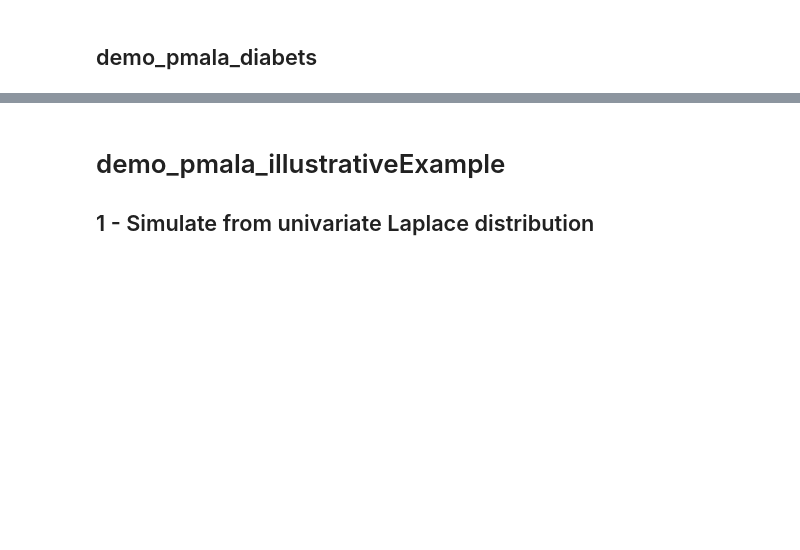
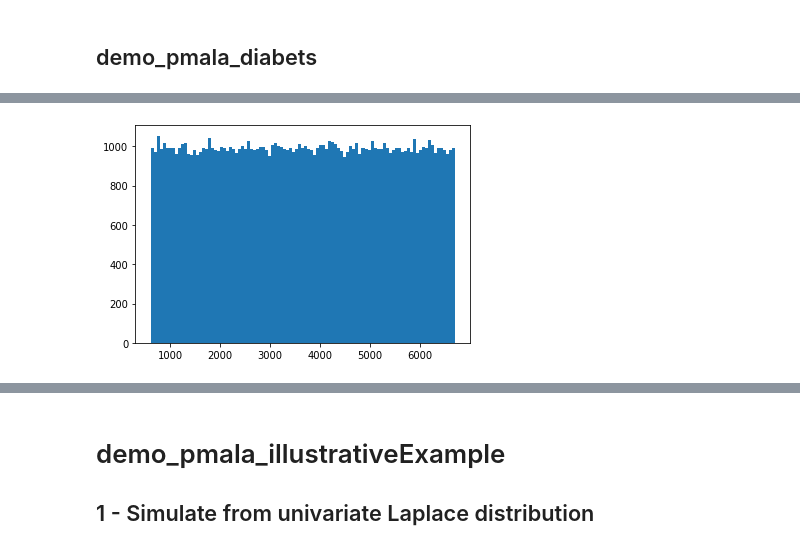
Before and after one commit to YuheBAI/Proximal_MCMC, a Jupyter notebook: Proximal_MCMC.ipynb, the cells around one changed output, grey strips where cells are left out. Drawn from its saved outputs; the diff is of its cells as text; code cells hidden in the pictures; blank space fills up the shorter version.

Commit message:
update pula

```diff
--- a/Proximal_MCMC.ipynb
+++ b/Proximal_MCMC.ipynb
@@ -214,0 +327,20 @@ print(Psi)
+# %%
+# Define proximity mapping of g(x) = log\pi(x)
+def proxg1(X, lamda):
+    return np.dot(np.sign(X),(np.max((np.abs(X),lamda))-lamda))
+
+# Sampler setup
+options = {}
+options['samples'] = 1.1e5 # total number of samples
+options['thinning'] = 1. # thinning factor (i.e., iterations per sample)
+options['delta'] = 0.02 # value of time-discretisation step "delta"
+options['display'] = 0. # do not display progressbar
+X0 = np.matrix(np.random.rand(1, 1)) # set initial state
+
+# Run P-ULA
+Xchain1,time1 = pula(X0,proxg1,options)
+Xchain1 = Xchain1.reshape(Xchain1.shape[0],Xchain1.shape[1])
+plt.hist(Xchain1[10000:],101)
+plt.show()
+# %% [output]
+[figure, added]
```
Also changed, not shown: parts of 17 cells of this notebook.
